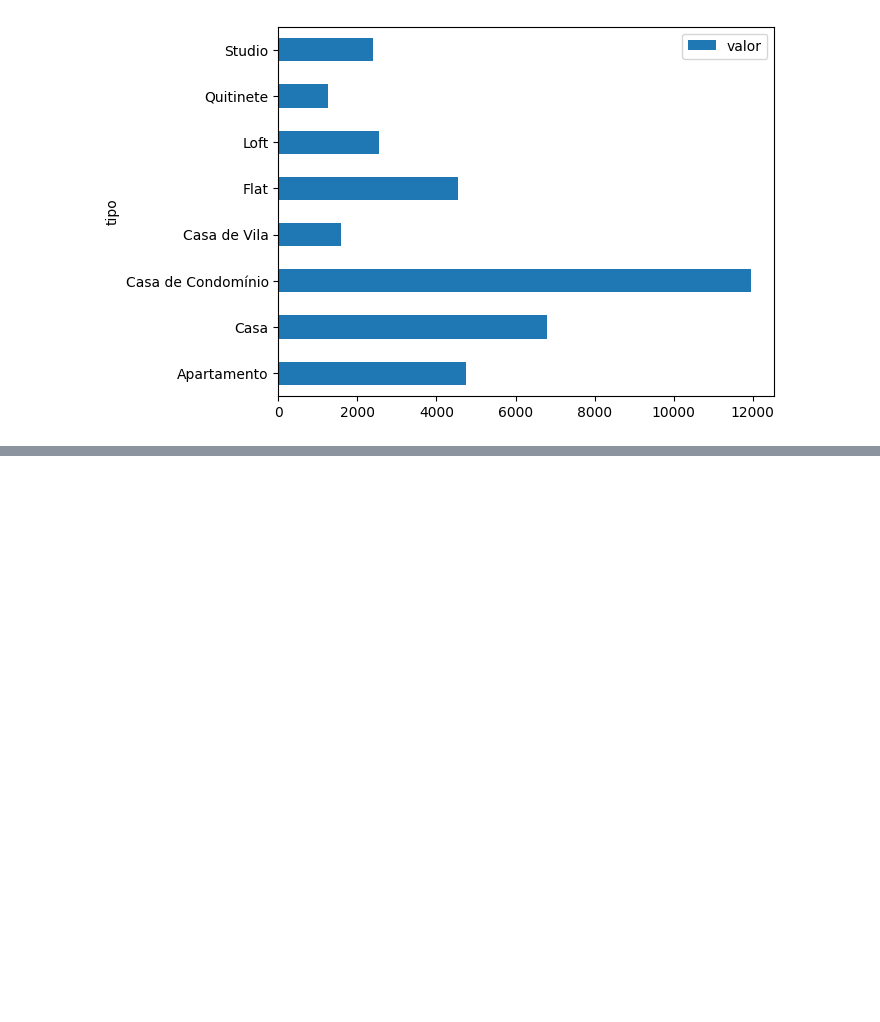
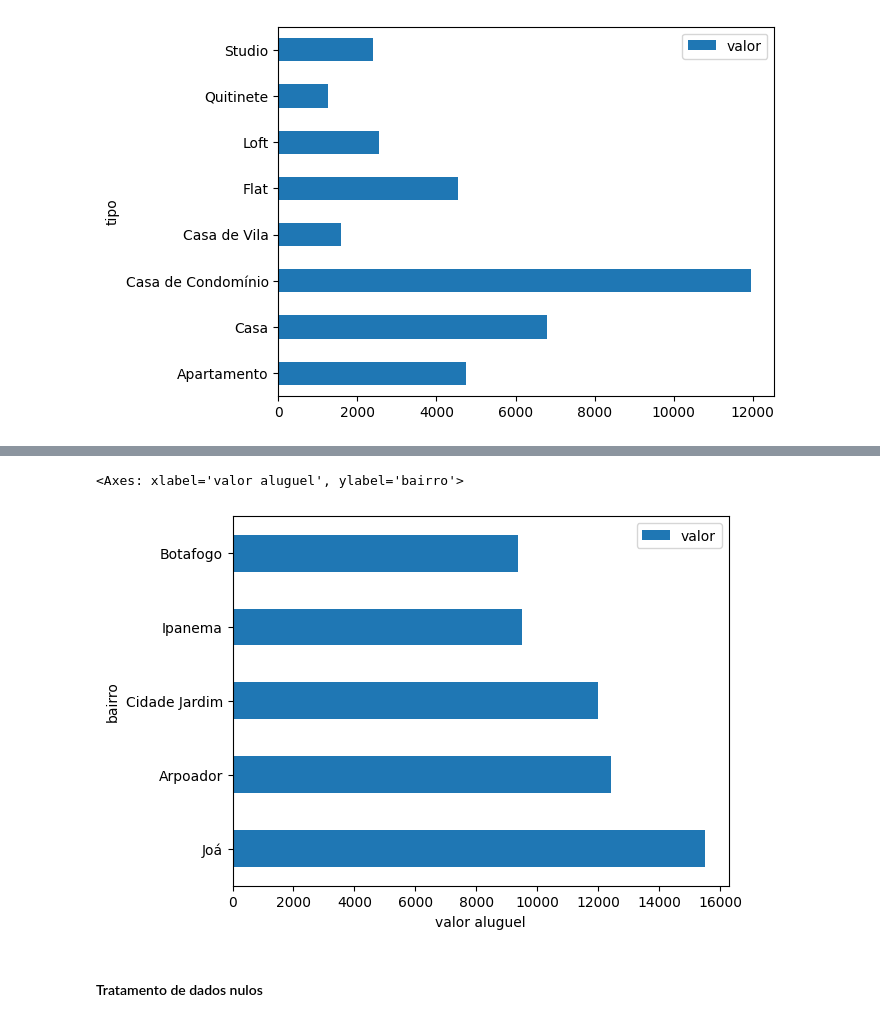
Before and after one commit to felipe-lim4/analise-exploratoria-alugueis, a Jupyter notebook: analise_exploratoria_alugueis.ipynb, the cells around one changed output, grey strips where cells are left out. Saved outputs shown, nothing was run; the diff lists cells and outputs as text; code cells hidden in the pictures; blank space fills up the shorter version.

```diff
--- a/analise_exploratoria_alugueis.ipynb
+++ b/analise_exploratoria_alugueis.ipynb
@@ -148,0 +171,3 @@ AttributeError: 'DataFrameGroupBy' object has no attribute 'sum_values'
+# %%
+df_apartamentos =  df.query('tipo == "Apartamento"')
+df_apartamentos.shape
@@ -148,0 +185,13 @@ AttributeError: 'DataFrameGroupBy' object has no attribute 'sum_values'
+# %%
+media_quartos = df_apartamentos.quartos.mean()
+
+qtd_bairros_unicos = df_apartamentos.bairro.unique()
+
+df_agrupado_bairros = df_apartamentos.groupby('bairro')[['valor']].mean().sort_values('valor', ascending=False)[:5]
+print(f'bairros com as maioes médias de aluguel:')
+for i, (index, line) in enumerate(df_agrupado_bairros.iterrows()):
+  print('\n bairro: ', index, 'valor: ', line.valor)
+
+
+print(f'media de quartos: {media_quartos} ')
+print(f'quantidade de bairros unicos: {len(qtd_bairros_unicos)}')
@@ -148,0 +212,7 @@ AttributeError: 'DataFrameGroupBy' object has no attribute 'sum_values'
+# %%
+df_agrupado_bairros.plot(kind='barh', xlabel='valor aluguel')
+# %% [output]
+<Axes: xlabel='valor aluguel', ylabel='bairro'>
+[figure, added]
+# %% [markdown]
+#### Tratamento de dados nulos
```
Also changed, not shown: parts of 11 cells of this notebook.
